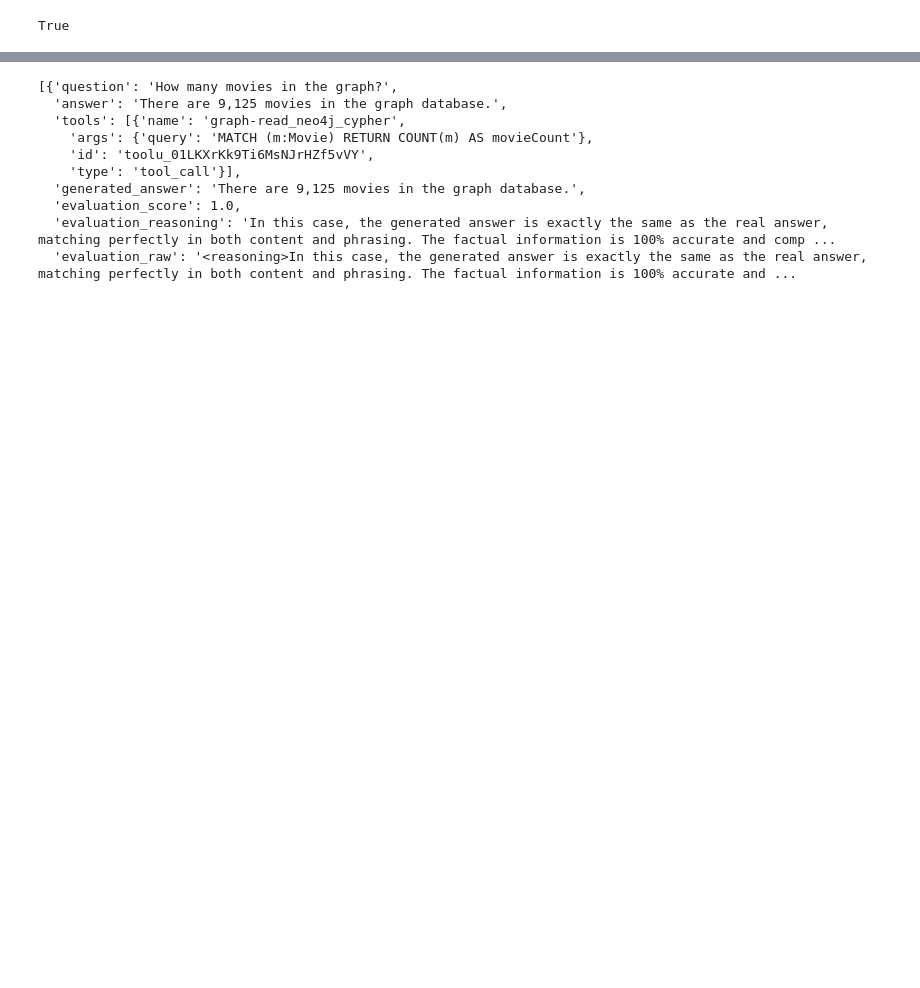
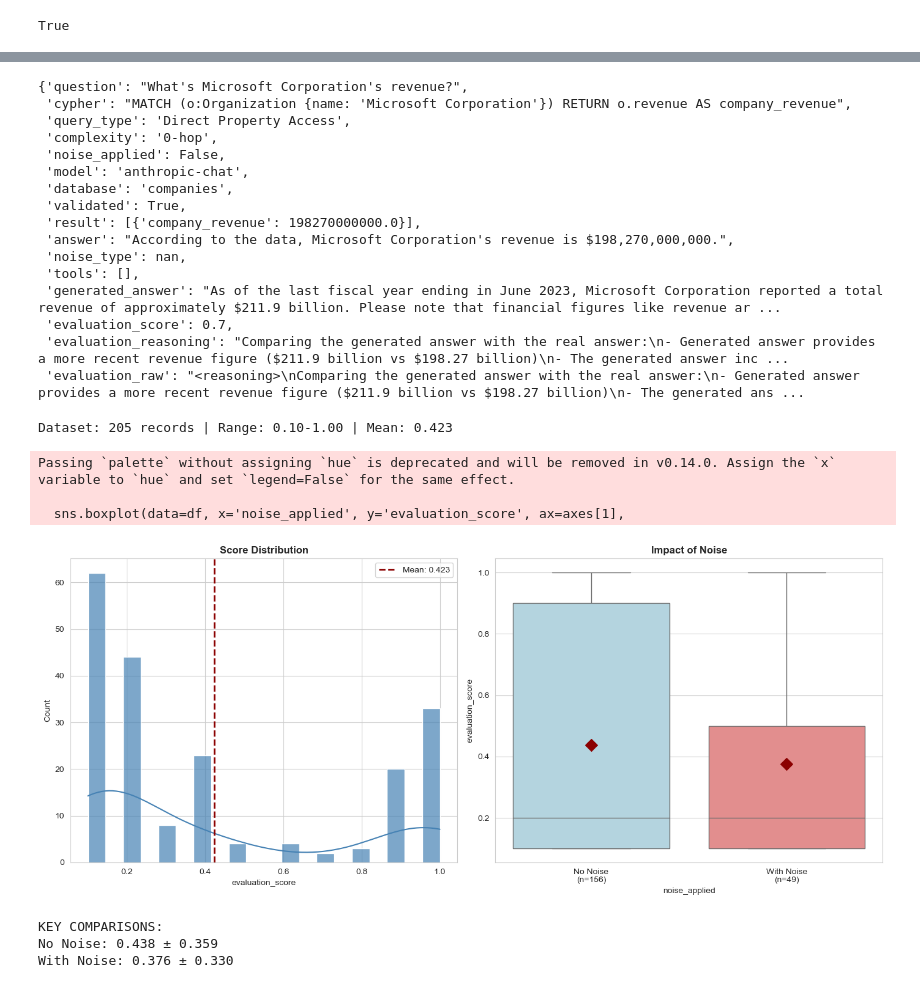
Before and after one commit to xpilasneo4j/grape, a Jupyter notebook: mcp-neo4j-cypher/evaluation.ipynb, the cells around one changed output, grey strips where cells are left out. Cells and saved outputs as stored; diff of their text form; code cells hidden in the pictures; blank space fills up the shorter version.

Commit message:
e2e eval

```diff
--- a/mcp-neo4j-cypher/evaluation.ipynb
+++ b/mcp-neo4j-cypher/evaluation.ipynb
@@ -214,0 +256,4 @@ Evaluation Reasoning: In this case, the generated answer is exactly the same as
+# %%
+df = pd.read_json("../generate_eval_dataset/generated_dataset.json")
+print(len(df))
+df.head()
@@ -214,0 +268,31 @@ Evaluation Reasoning: In this case, the generated answer is exactly the same as
+# %%
+evaluation_prompt = """You are an answer evaluation system. Compare the generated answer against the real answer and output only a single decimal score between 0 and 1.
+
+Scoring criteria:
+- 1.0: Generated answer is completely accurate and comprehensive
+- 0.8-0.9: Mostly accurate with minor omissions or slight inaccuracies
+- 0.6-0.7: Generally accurate but missing important details or contains some errors
+- 0.4-0.5: Partially accurate with significant gaps or notable errors
+- 0.2-0.3: Largely inaccurate with only some correct elements
+- 0.0-0.1: Completely inaccurate or irrelevant
+
+Consider both factual accuracy and completeness. Penalize hallucinations, contradictions, and missing key information.
+
+Input format:
+Question: {question}
+Real answer: {reference}
+Generated answer: {generated_answer}
+
+Output format:
+<reasoning>...</reasoning>
+<score>0.4</score>
+"""
+# %%
+evaluator = MultiDatabaseMCPGraphEvaluator(
+    evaluation_prompt=evaluation_prompt,
+    namespace="custom",
+    agent_model="openai:gpt-4o",
+    evaluation_model="anthropic:claude-3-5-haiku-latest"
+)
+# %%
+results = await evaluator.evaluate_dataset(df)
@@ -215,13 +317,19 @@ Evaluation Reasoning: In this case, the generated answer is exactly the same as
 # %%
-results
+results[0]
 # %% [output]
-[{'question': 'How many movies in the graph?',
-  'answer': 'There are 9,125 movies in the graph database.',
-  'tools': [{'name': 'graph-read_neo4j_cypher',
-    'args': {'query': 'MATCH (m:Movie) RETURN COUNT(m) AS movieCount'},
-    'id': 'toolu_01LKXrKk9Ti6MsNJrHZf5vVY',
-    'type': 'tool_call'}],
-  'generated_answer': 'There are 9,125 movies in the graph database.',
-  'evaluation_score': 1.0,
-  'evaluation_reasoning': 'In this case, the generated answer is exactly the same as the real answer, matching perfectly in both content and phrasing. The factual information is 100% accurate and comp ...
-  'evaluation_raw': '<reasoning>In this case, the generated answer is exactly the same as the real answer, matching perfectly in both content and phrasing. The factual information is 100% accurate and ...
+{'question': "What's Microsoft Corporation's revenue?",
+ 'cypher': "MATCH (o:Organization {name: 'Microsoft Corporation'}) RETURN o.revenue AS company_revenue",
+ 'query_type': 'Direct Property Access',
+ 'complexity': '0-hop',
+ 'noise_applied': False,
+ 'model': 'anthropic-chat',
+ 'database': 'companies',
+ 'validated': True,
+ 'result': [{'company_revenue': 198270000000.0}],
+ 'answer': "According to the data, Microsoft Corporation's revenue is $198,270,000,000.",
+ 'noise_type': nan,
+ 'tools': [],
+ 'generated_answer': "As of the last fiscal year ending in June 2023, Microsoft Corporation reported a total revenue of approximately $211.9 billion. Please note that financial figures like revenue ar ...
+ 'evaluation_score': 0.7,
+ 'evaluation_reasoning': "Comparing the generated answer with the real answer:\n- Generated answer provides a more recent revenue figure ($211.9 billion vs $198.27 billion)\n- The generated answer inc ...
+ 'evaluation_raw': "<reasoning>\nComparing the generated answer with the real answer:\n- Generated answer provides a more recent revenue figure ($211.9 billion vs $198.27 billion)\n- The generated ans ...
@@ -227,0 +413,12 @@ results
+# %%
+# Or use static Seaborn plots
+result = analyze_evaluation_scores(results)
+# %% [output]
+Dataset: 205 records | Range: 0.10-1.00 | Mean: 0.423
+Passing `palette` without assigning `hue` is deprecated and will be removed in v0.14.0. Assign the `x` variable to `hue` and set `legend=False` for the same effect.
+
+  sns.boxplot(data=df, x='noise_applied', y='evaluation_score', ax=axes[1],
+[figure, added]
+KEY COMPARISONS:
+No Noise: 0.438 ± 0.359
+With Noise: 0.376 ± 0.330
```
Also changed, not shown: parts of 8 cells of this notebook, 2 other files.
